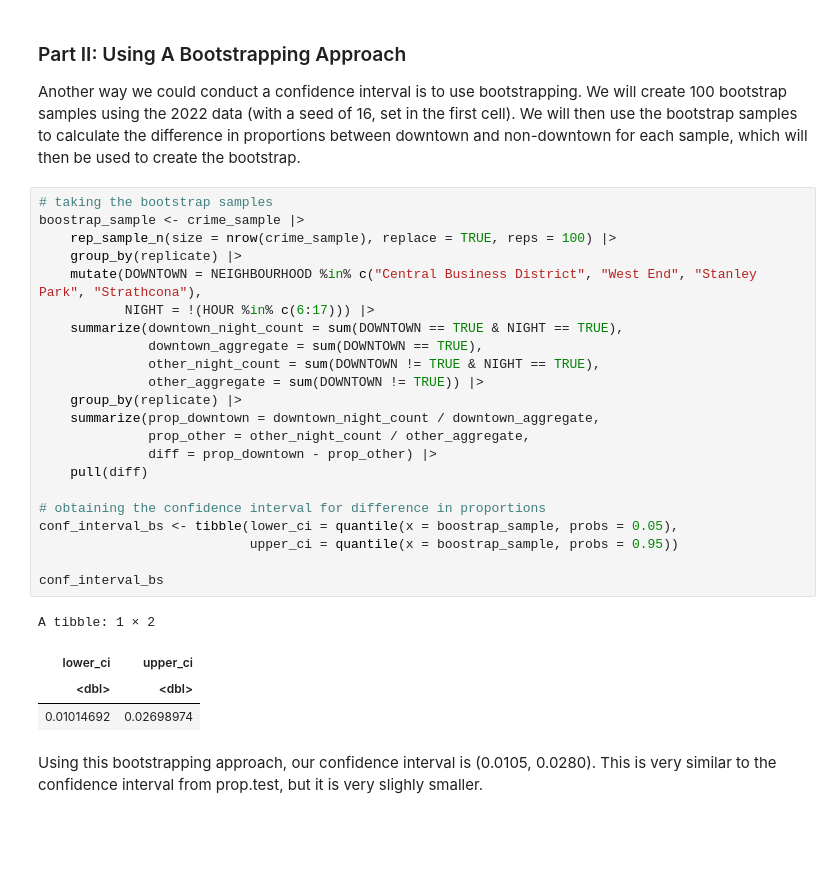
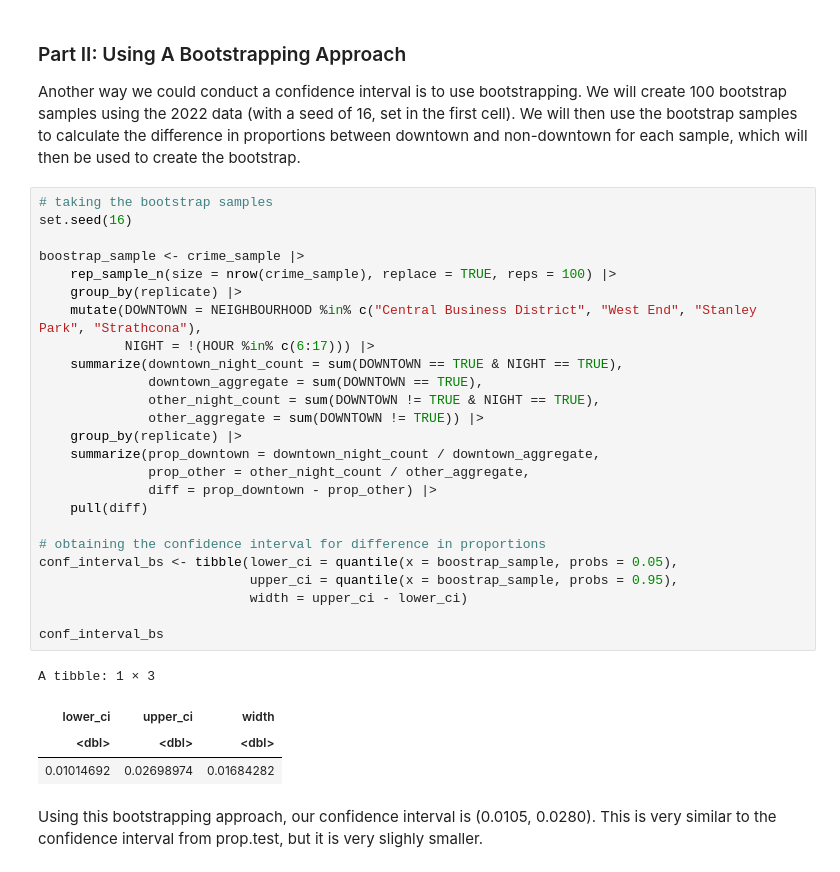
Before and after one commit to AllenCheng5186/STAT201-Group16-Group-Project, a Jupyter notebook: ProjectWriteUp.ipynb, the cells around one changed output. Drawn from its saved outputs; the diff is of its cells as text; blank space fills up the shorter version.

```diff
--- a/ProjectWriteUp.ipynb
+++ b/ProjectWriteUp.ipynb
@@ -370,31 +389,34 @@ For the 2022 sample, we have obtained a p-value of 0.0003 and the confidence int
 Another way we could conduct a confidence interval is to use bootstrapping. We will create 100 bootstrap samples using the 2022 data (with a seed of 16, set in the first cell). We will then use the bootstrap samples to calculate the difference in proportions between downtown and non-downtown for each sample, which will then be used to create the bootstrap.
 # %%
 # taking the bootstrap samples
+set.seed(16)
+
 boostrap_sample <- crime_sample |>
     rep_sample_n(size = nrow(crime_sample), replace = TRUE, reps = 100) |>
     group_by(replicate) |>
     mutate(DOWNTOWN = NEIGHBOURHOOD %in% c("Central Business District", "West End", "Stanley Park", "Strathcona"),
            NIGHT = !(HOUR %in% c(6:17))) |>
     summarize(downtown_night_count = sum(DOWNTOWN == TRUE & NIGHT == TRUE),
               downtown_aggregate = sum(DOWNTOWN == TRUE),
               other_night_count = sum(DOWNTOWN != TRUE & NIGHT == TRUE),
               other_aggregate = sum(DOWNTOWN != TRUE)) |>
     group_by(replicate) |>
     summarize(prop_downtown = downtown_night_count / downtown_aggregate,
               prop_other = other_night_count / other_aggregate,
               diff = prop_downtown - prop_other) |>
     pull(diff)
 
 # obtaining the confidence interval for difference in proportions
 conf_interval_bs <- tibble(lower_ci = quantile(x = boostrap_sample, probs = 0.05),
-                           upper_ci = quantile(x = boostrap_sample, probs = 0.95))
+                           upper_ci = quantile(x = boostrap_sample, probs = 0.95),
+                           width = upper_ci - lower_ci)
 
 conf_interval_bs
 # %% [output]
-A tibble: 1 × 2
+A tibble: 1 × 3
-| lower_ci | upper_ci |
-| <dbl> | <dbl> |
-| 0.01014692 | 0.02698974 |
+| lower_ci | upper_ci | width |
+| <dbl> | <dbl> | <dbl> |
+| 0.01014692 | 0.02698974 | 0.01684282 |
 # %% [markdown]
 Using this bootstrapping approach, our confidence interval is (0.0105, 0.0280). This is very similar to the confidence interval from prop.test, but it is very slighly smaller.
 # %% [markdown]
```
Also changed, not shown: parts of 15 cells of this notebook.
